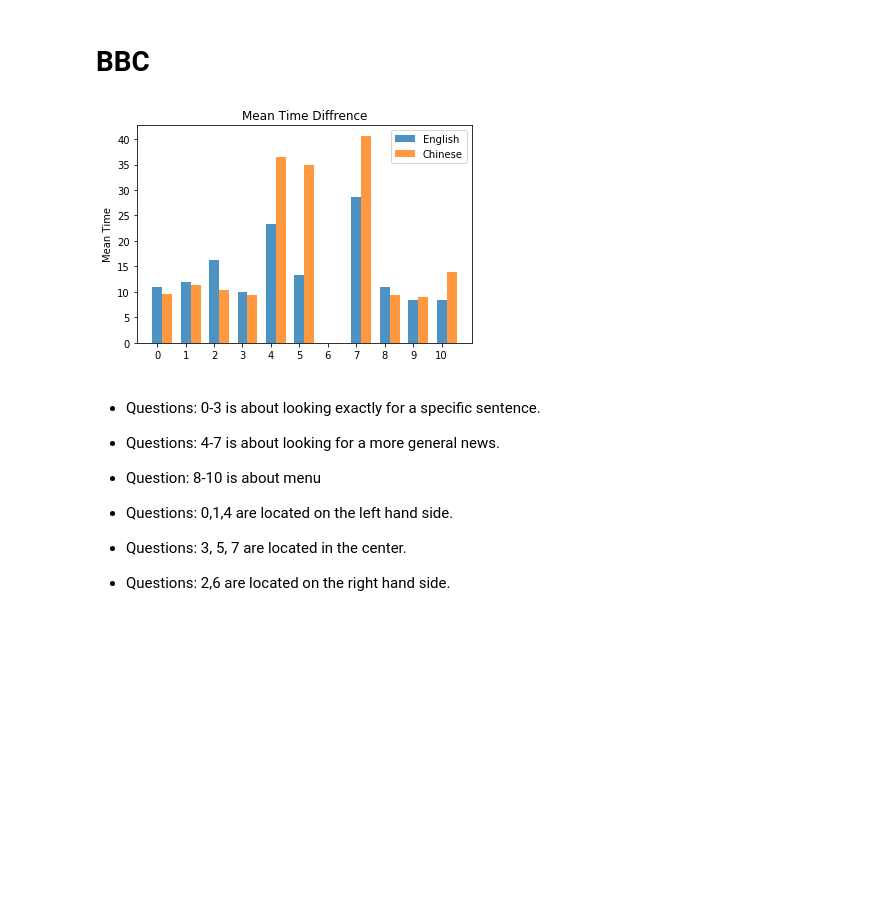
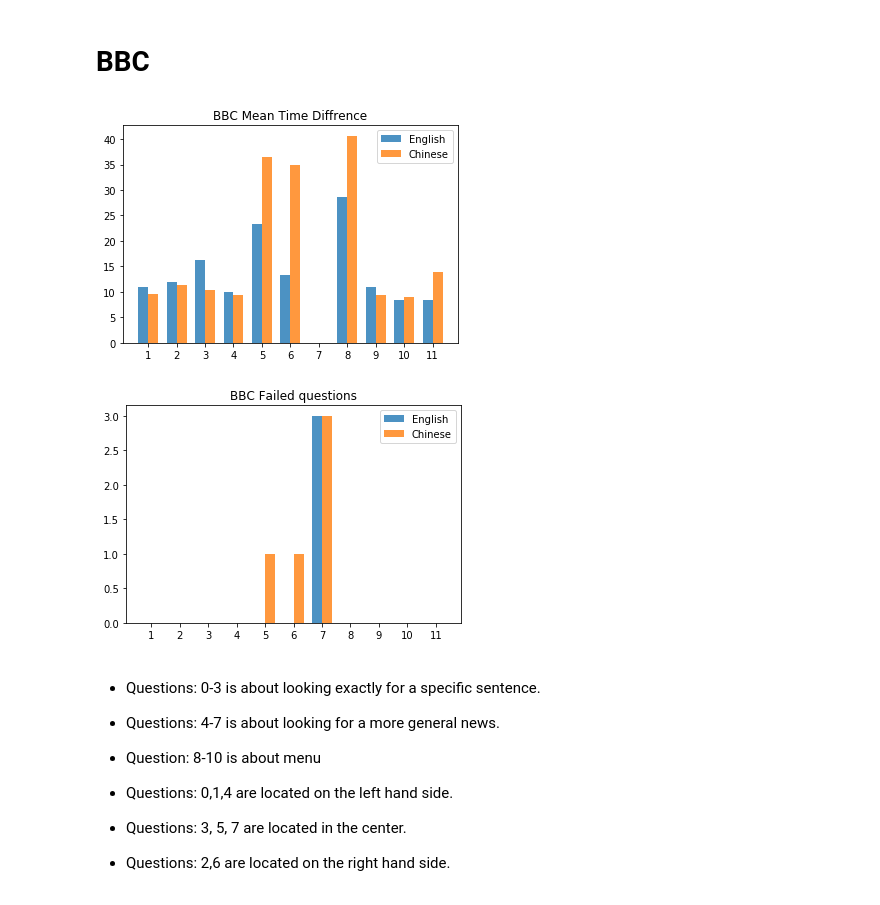
Before and after one commit to mliljenberg/ExJobb, a Jupyter notebook: pilot_study.ipynb, the cells around one changed output. Cells and saved outputs as stored; diff of their text form; code cells hidden in the pictures; blank space fills up the shorter version.

```diff
--- a/pilot_study.ipynb
+++ b/pilot_study.ipynb
@@ -73,22 +132,33 @@ mean_bbc_eng = calculate_mean(bbc_eng)
 mean_bbc_zh = calculate_mean(bbc_zh)
 mean_qq_eng = calculate_mean(qq_eng)
 mean_qq_zh = calculate_mean(qq_zh)
+# %%
+def show_bar_chart(values1,values2, labels,title):
+    import matplotlib.pyplot as plt
+
+    fig, ax = plt.subplots()
+    bar_width = 0.35
+    opacity = 0.8
+    plt.bar(np.arange(len(values1))-bar_width/2, values1, bar_width, alpha=opacity,label='English')
+    plt.bar(np.arange(len(values1))+bar_width/2, values2, bar_width, alpha=opacity,label='Chinese')
+    plt.xticks(np.arange(len(values1)), labels)
+    plt.title(title)
+    plt.legend()
+
+    plt.show()
+
+    return
 # %% [markdown]
 # BBC
-# %%
-fig, ax = plt.subplots()
-bar_width = 0.35
-opacity = 0.8
-plt.bar(np.arange(len(mean_bbc_eng)), mean_bbc_eng, bar_width, alpha=opacity,label='English')
-plt.bar(np.arange(len(mean_bbc_zh))+bar_width, mean_bbc_zh, bar_width, alpha=opacity,label='Chinese')
-plt.xticks(np.arange(len(mean_bbc_eng)), np.arange(40))
-plt.ylabel('Mean Time')
-plt.title('Mean Time Diffrence')
-plt.legend()
-
-plt.show()
-# %% [output]
-[figure, removed]
+# %%
+
+length = len(mean_bbc_eng)+1
+labels_bbc = list(range(1, length))
+show_bar_chart(mean_bbc_eng,mean_bbc_zh,labels_bbc,'BBC Mean Time Diffrence')
+show_bar_chart(bbc_eng_failed,bbc_zh_failed,labels_bbc,'BBC Failed questions')
+# %% [output]
+[figure, added]
+[figure, added]
 # %% [markdown]
 * Questions: 0-3 is about looking exactly for a specific sentence.
 * Questions: 4-7 is about looking for a more general news.
```
Also changed, not shown: parts of 4 cells of this notebook, 40 other files.
